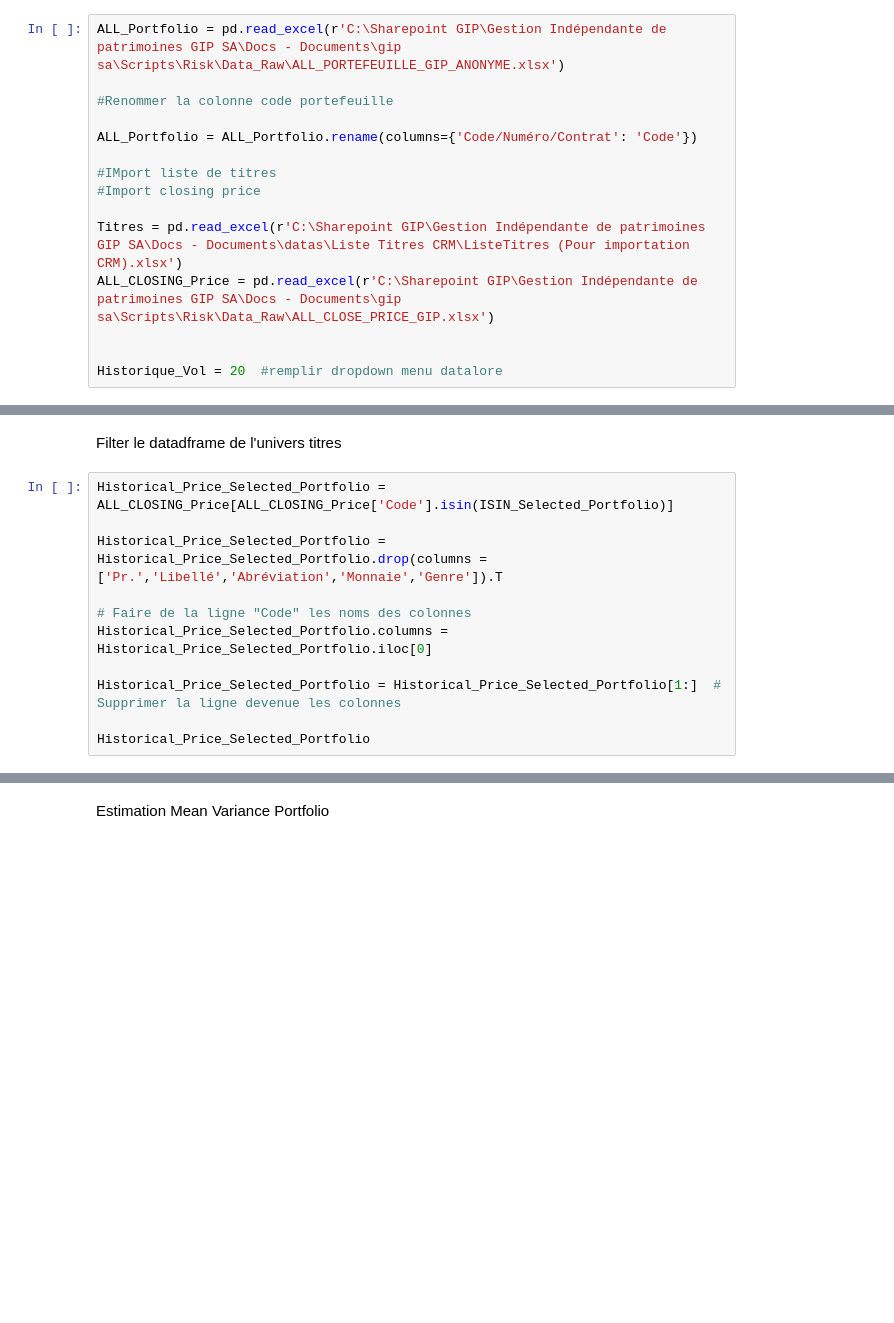
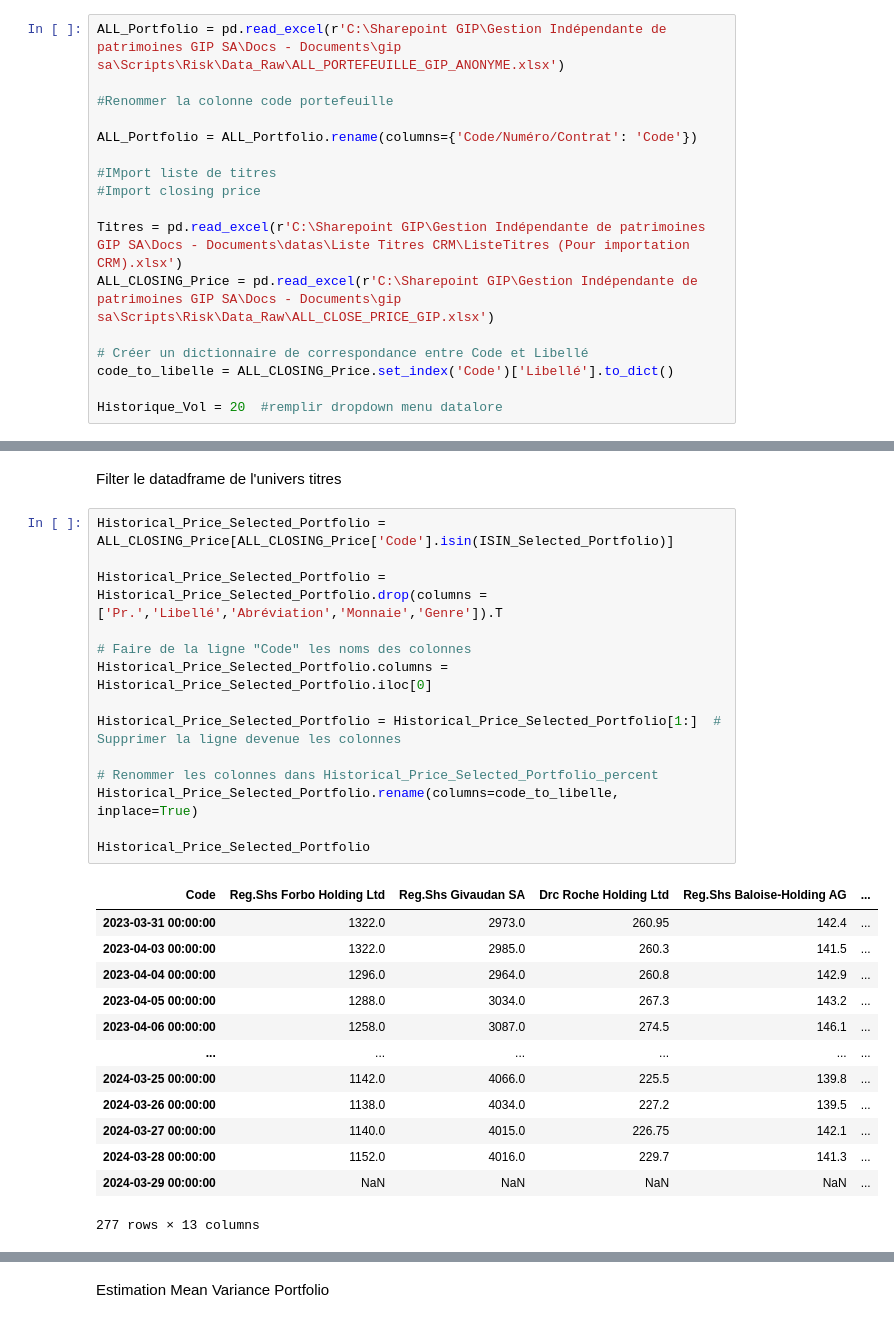
Before and after one commit to LaYeuk/Main, a Jupyter notebook: Risk/Risk_portfolio.ipynb, the cells around one changed output, grey strips where cells are left out. Drawn from its saved outputs; the diff is of its cells as text; blank space fills up the shorter version.

Commit message:
Update nom colonne

```diff
--- a/Risk/Risk_portfolio.ipynb
+++ b/Risk/Risk_portfolio.ipynb
@@ -16,6 +16,8 @@ ALL_Portfolio = ALL_Portfolio.rename(columns={'Code/Numéro/Contrat': 'Code'})
 Titres = pd.read_excel(r'C:\Sharepoint GIP\Gestion Indépendante de patrimoines GIP SA\Docs - Documents\datas\Liste Titres CRM\ListeTitres (Pour importation CRM).xlsx')
 ALL_CLOSING_Price = pd.read_excel(r'C:\Sharepoint GIP\Gestion Indépendante de patrimoines GIP SA\Docs - Documents\gip sa\Scripts\Risk\Data_Raw\ALL_CLOSE_PRICE_GIP.xlsx')
 
+# Créer un dictionnaire de correspondance entre Code et Libellé
+code_to_libelle = ALL_CLOSING_Price.set_index('Code')['Libellé'].to_dict()
 
 Historique_Vol = 20  #remplir dropdown menu datalore
 # %% [markdown]
@@ -49,14 +73,31 @@ Filter le datadframe de l'univers titres
 # %%
 Historical_Price_Selected_Portfolio = ALL_CLOSING_Price[ALL_CLOSING_Price['Code'].isin(ISIN_Selected_Portfolio)]
 
 Historical_Price_Selected_Portfolio = Historical_Price_Selected_Portfolio.drop(columns =['Pr.','Libellé','Abréviation','Monnaie','Genre']).T
 
 # Faire de la ligne "Code" les noms des colonnes
 Historical_Price_Selected_Portfolio.columns = Historical_Price_Selected_Portfolio.iloc[0]
 
 Historical_Price_Selected_Portfolio = Historical_Price_Selected_Portfolio[1:]  # Supprimer la ligne devenue les colonnes
 
+# Renommer les colonnes dans Historical_Price_Selected_Portfolio_percent
+Historical_Price_Selected_Portfolio.rename(columns=code_to_libelle, inplace=True)
+
 Historical_Price_Selected_Portfolio
+# %% [output]
+| Code | Reg.Shs Forbo Holding Ltd | Reg.Shs Givaudan SA | Drc Roche Holding Ltd | Reg.Shs Baloise-Holding AG | ... |
+| 2023-03-31 00:00:00 | 1322.0 | 2973.0 | 260.95 | 142.4 | ... |
+| 2023-04-03 00:00:00 | 1322.0 | 2985.0 | 260.3 | 141.5 | ... |
+| 2023-04-04 00:00:00 | 1296.0 | 2964.0 | 260.8 | 142.9 | ... |
+| 2023-04-05 00:00:00 | 1288.0 | 3034.0 | 267.3 | 143.2 | ... |
+| 2023-04-06 00:00:00 | 1258.0 | 3087.0 | 274.5 | 146.1 | ... |
+| ... | ... | ... | ... | ... | ... |
+| 2024-03-25 00:00:00 | 1142.0 | 4066.0 | 225.5 | 139.8 | ... |
+| 2024-03-26 00:00:00 | 1138.0 | 4034.0 | 227.2 | 139.5 | ... |
+| 2024-03-27 00:00:00 | 1140.0 | 4015.0 | 226.75 | 142.1 | ... |
+| 2024-03-28 00:00:00 | 1152.0 | 4016.0 | 229.7 | 141.3 | ... |
+| 2024-03-29 00:00:00 | NaN | NaN | NaN | NaN | ... |
+277 rows × 13 columns
 # %%
 Historical_Price_Selected_Portfolio = Historical_Price_Selected_Portfolio.ffill()
 
```
Also changed, not shown: parts of 9 cells of this notebook, 1 other file.
